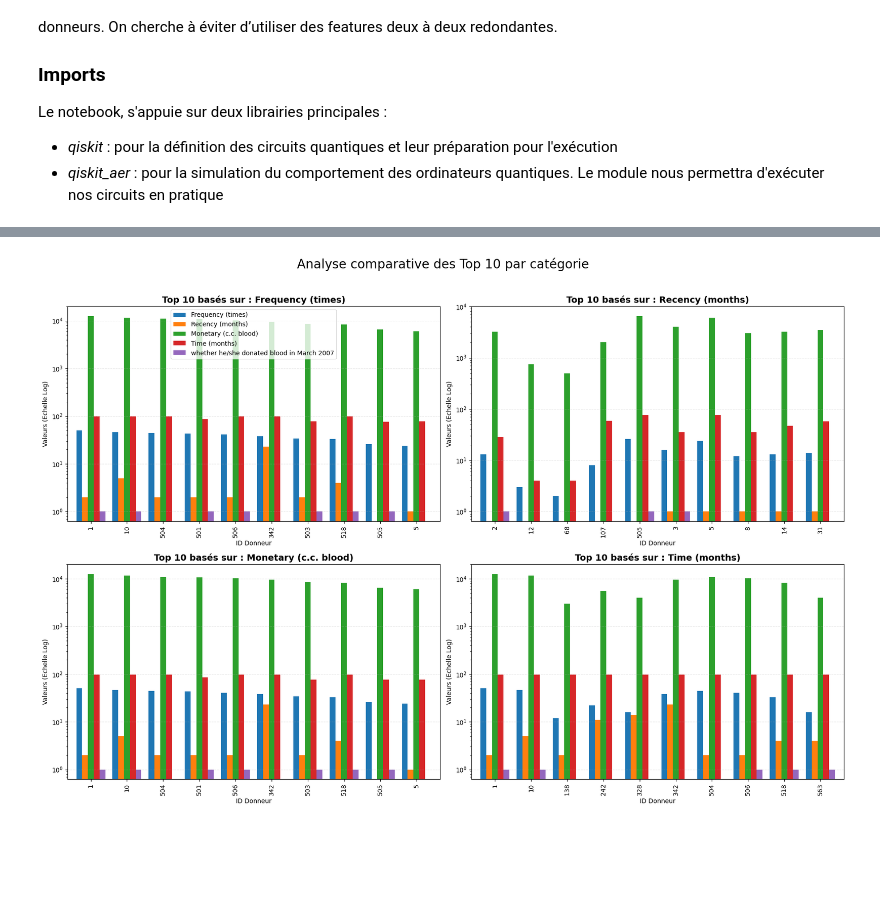
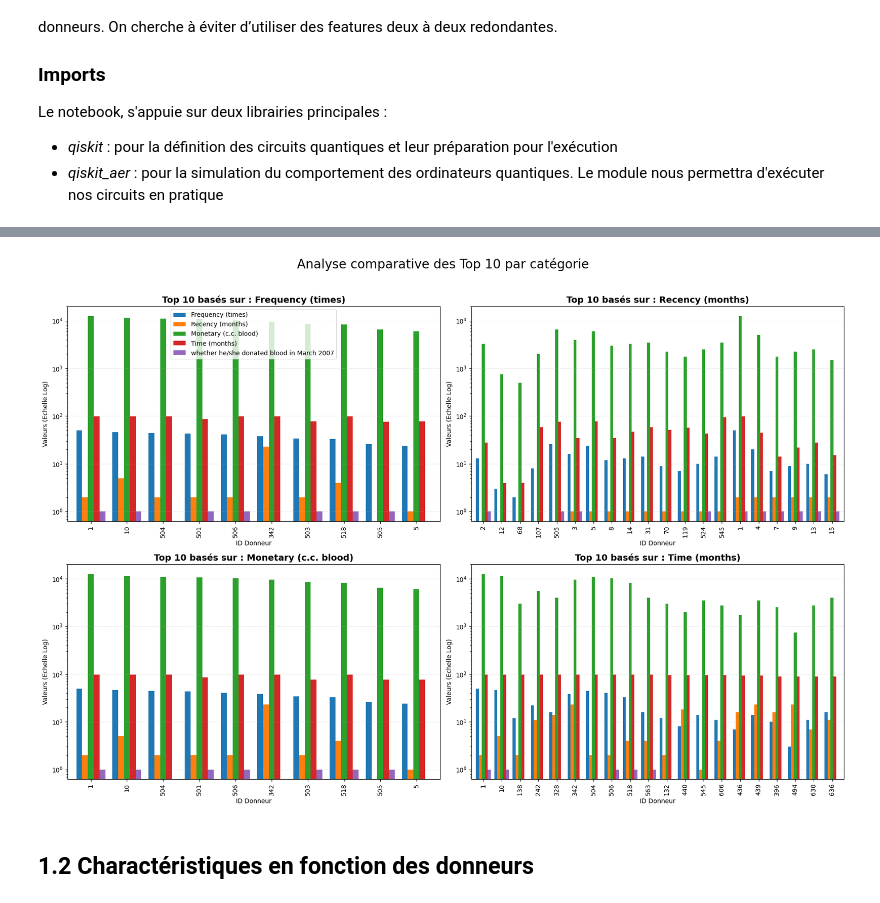
Before and after one commit to hugopgs/Application_Informatique_Quantique, a Jupyter notebook: Projet Noté/Projet.ipynb, the cells around one changed output, grey strips where cells are left out. Drawn from its saved outputs; the diff is of its cells as text; code cells hidden in the pictures; blank space fills up the shorter version.

```diff
--- a/Projet Noté/Projet.ipynb
+++ b/Projet Noté/Projet.ipynb
@@ -41,43 +47,49 @@ On commence par représenter les données afin de mieux visualiser les different
+# %%
+# 1. Chargement et préparation
+data = pd.read_csv("transfusion.csv")
+data.columns = [c.strip() for c in data.columns] # Nettoyage des noms
+data['id Number'] = range(1, len(data) + 1)
+
+# Liste des colonnes numériques pour lesquelles on veut le "Top 10"
+name_categories = [
+    'Frequency (times)',
+    'Recency (months)',
+    'Monetary (c.c. blood)',
+    'Time (months)'
+]
 # %%
 
-# 1. Chargement et préparation
-data = pd.read_csv("transfusion.csv")
-data.columns = [c.strip() for c in data.columns] # Nettoyage des noms
-data['id Number'] = range(1, len(data) + 1)
 
-# Liste des colonnes numériques pour lesquelles on veut le "Top 10"
-categories = [
-    'Frequency (times)',
-    'Recency (months)',
-    'Monetary (c.c. blood)',
-    'Time (months)'
-]
 
-all_cols = categories + ['whether he/she donated blood in March 2007']
+all_cols = name_categories + ['whether he/she donated blood in March 2007']
 
 fig, axes = plt.subplots(nrows=2, ncols=2, figsize=(18, 12))
 axes = axes.flatten()
 
-for i, cat in enumerate(categories):
+for i, cat in enumerate(name_categories):
     if cat == 'Recency (months)':
         # Pour Recency, on prend les 10 plus récents
-        top_10 = data.nsmallest(10, cat).sort_values(cat, ascending=True)
+        top_10 = data.nsmallest(20, cat).sort_values(cat, ascending=True)
+    elif cat == 'Time (months)':
+        top_10 = data.nlargest(20, cat).sort_values(cat, ascending=False)
     else:
         # Pour Monetary, on prend les 10 plus grands
         top_10 = data.nlargest(10, cat).sort_values(cat, ascending=False)
 
 
     plot_data = top_10.set_index('id Number')[all_cols]
     plot_data.plot(kind='bar', ax=axes[i], width=0.8, legend=(i == 0))
     axes[i].set_title(f"Top 10 basés sur : {cat}", fontsize=14, fontweight='bold')
     axes[i].set_xlabel("ID Donneur")
     axes[i].set_ylabel("Valeurs (Echelle Log)")
     axes[i].set_yscale('log') # Echelle log pour comparer Monetary aux autres
     axes[i].grid(axis='y', linestyle='--', alpha=0.3)
 
 
 plt.suptitle("Analyse comparative des Top 10 par catégorie", fontsize=20, y=1.02)
 plt.tight_layout()
 plt.show()
 # %% [output]
-[figure, old version]
+[figure, new version]
+# %% [markdown]
+## 1.2 Charactéristiques en fonction des donneurs
```
Also changed, not shown: parts of 8 cells of this notebook.
